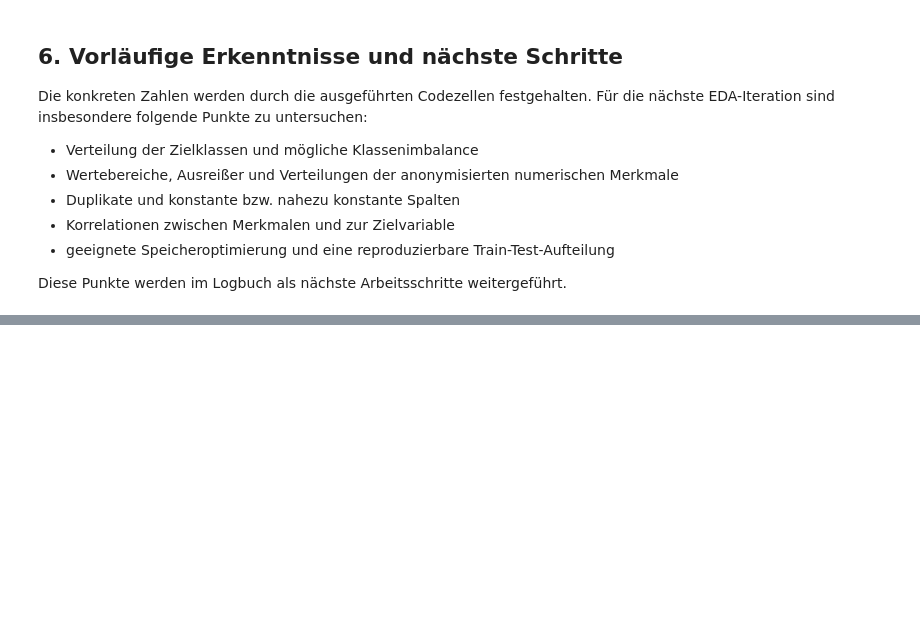
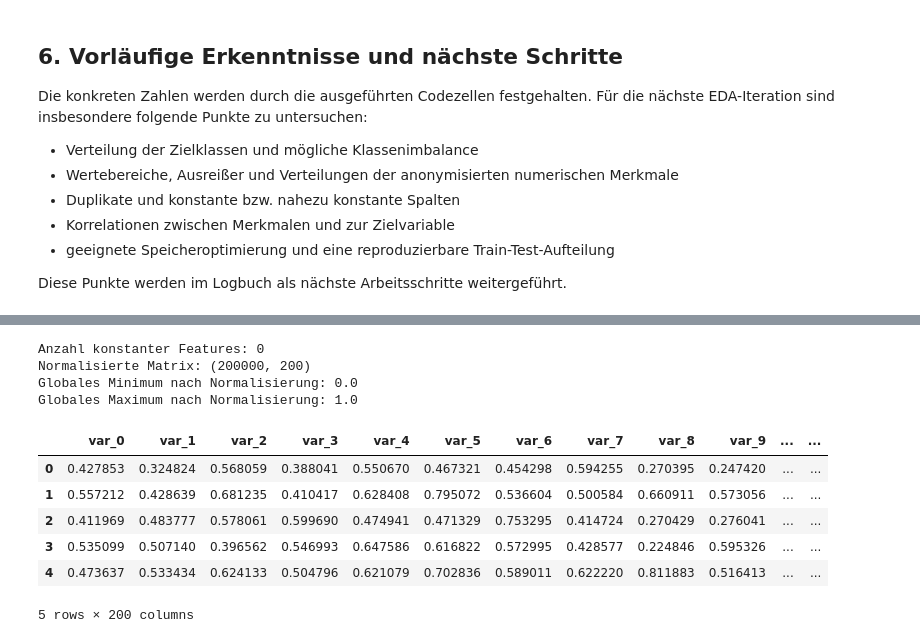
Before and after one commit to Cypshu/ADA_Project, a Jupyter notebook: Cyp/EDA/01_Datensatz_Einfuehrung.ipynb, the cells around one changed output, grey strips where cells are left out. Cells and saved outputs as stored; diff of their text form; code cells hidden in the pictures; blank space fills up the shorter version.

```diff
--- a/Cyp/EDA/01_Datensatz_Einfuehrung.ipynb
+++ b/Cyp/EDA/01_Datensatz_Einfuehrung.ipynb
@@ -219,0 +361,24 @@ Diese Punkte werden im Logbuch als nächste Arbeitsschritte weitergeführt.
+# %%
+X = df[feature_columns].copy()
+feature_min = X.min()
+feature_max = X.max()
+feature_range = feature_max - feature_min
+constant_features = feature_range[feature_range == 0].index.tolist()
+X_minmax = (X - feature_min) / feature_range.replace(0, 1)
+print("Anzahl konstanter Features:", len(constant_features))
+print("Normalisierte Matrix:", X_minmax.shape)
+print("Globales Minimum nach Normalisierung:", X_minmax.min().min())
+print("Globales Maximum nach Normalisierung:", X_minmax.max().max())
+display(X_minmax.head())
+# %% [output]
+Anzahl konstanter Features: 0
+Normalisierte Matrix: (200000, 200)
+Globales Minimum nach Normalisierung: 0.0
+Globales Maximum nach Normalisierung: 1.0
+|  | var_0 | var_1 | var_2 | var_3 | var_4 | var_5 | var_6 | var_7 | var_8 | var_9 | ... | ... |
+| 0 | 0.427853 | 0.324824 | 0.568059 | 0.388041 | 0.550670 | 0.467321 | 0.454298 | 0.594255 | 0.270395 | 0.247420 | ... | ... |
+| 1 | 0.557212 | 0.428639 | 0.681235 | 0.410417 | 0.628408 | 0.795072 | 0.536604 | 0.500584 | 0.660911 | 0.573056 | ... | ... |
+| 2 | 0.411969 | 0.483777 | 0.578061 | 0.599690 | 0.474941 | 0.471329 | 0.753295 | 0.414724 | 0.270429 | 0.276041 | ... | ... |
+| 3 | 0.535099 | 0.507140 | 0.396562 | 0.546993 | 0.647586 | 0.616822 | 0.572995 | 0.428577 | 0.224846 | 0.595326 | ... | ... |
+| 4 | 0.473637 | 0.533434 | 0.624133 | 0.504796 | 0.621079 | 0.702836 | 0.589011 | 0.622220 | 0.811883 | 0.516413 | ... | ... |
+5 rows × 200 columns
```
Also changed, not shown: parts of 8 cells of this notebook, 2 other files.
